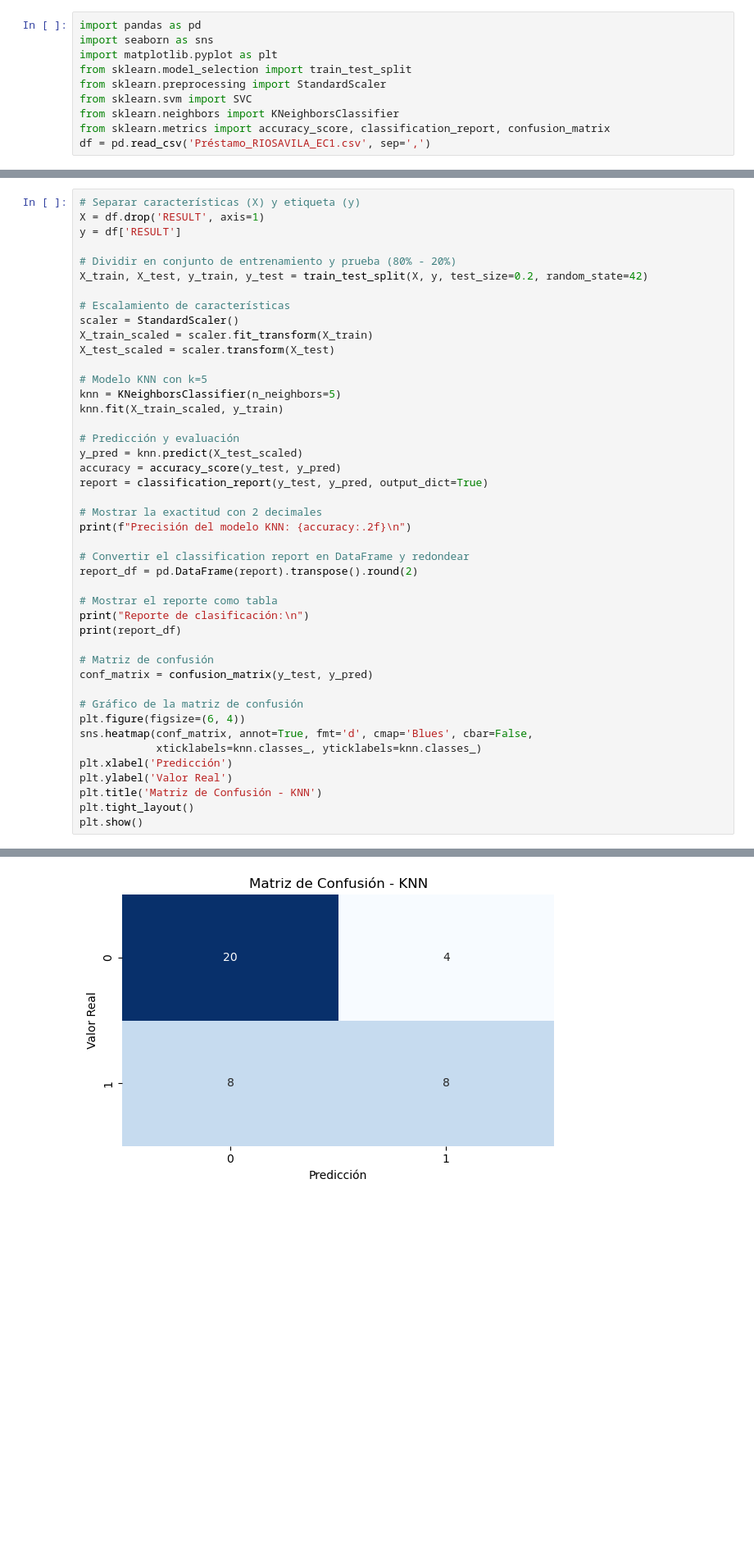
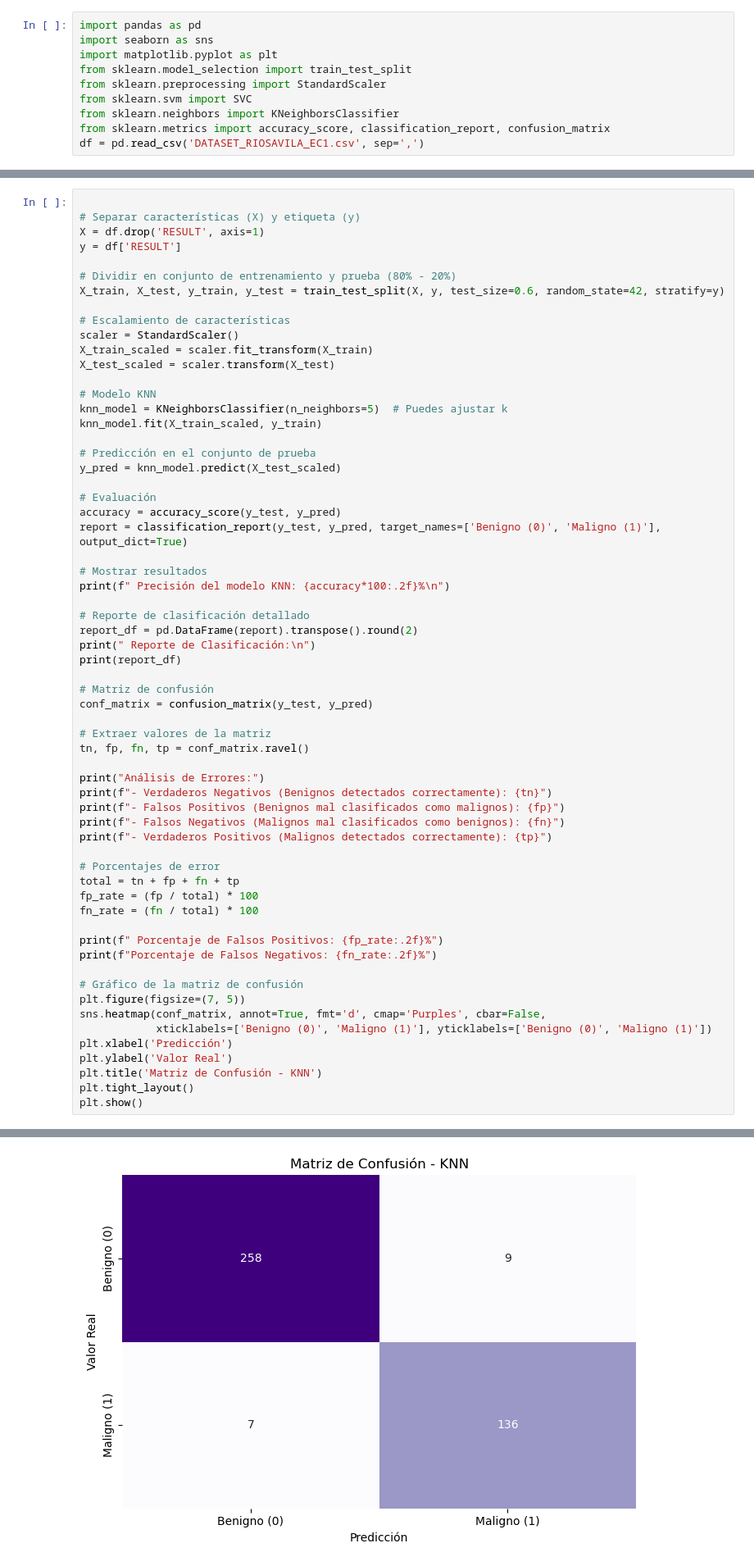
Before and after one commit to FABRIZIORC23/tp3-2025-1, a Jupyter notebook: EC1/EC1 AVILA Y RIOS.ipynb, the cells around one changed output, grey strips where cells are left out. Shown at 82% size. Saved outputs shown, nothing was run; the diff lists cells and outputs as text; blank space fills up the shorter version.

```diff
--- a/EC1/EC1 AVILA Y RIOS.ipynb
+++ b/EC1/EC1 AVILA Y RIOS.ipynb
@@ -12,7 +12,7 @@ from sklearn.preprocessing import StandardScaler
 from sklearn.svm import SVC
 from sklearn.neighbors import KNeighborsClassifier
 from sklearn.metrics import accuracy_score, classification_report, confusion_matrix
-df = pd.read_csv('Préstamo_RIOSAVILA_EC1.csv', sep=',')
+df = pd.read_csv('DATASET_RIOSAVILA_EC1.csv', sep=',')
 # %%
 df.head(20)
 # %% [output]
@@ -93,42 +36,60 @@ weighted avg       0.74    0.72      0.70    40.00
 # %%
+
 # Separar características (X) y etiqueta (y)
 X = df.drop('RESULT', axis=1)
 y = df['RESULT']
 
 # Dividir en conjunto de entrenamiento y prueba (80% - 20%)
-X_train, X_test, y_train, y_test = train_test_split(X, y, test_size=0.2, random_state=42)
+X_train, X_test, y_train, y_test = train_test_split(X, y, test_size=0.6, random_state=42, stratify=y)
 
 # Escalamiento de características
 scaler = StandardScaler()
 X_train_scaled = scaler.fit_transform(X_train)
 X_test_scaled = scaler.transform(X_test)
 
-# Modelo KNN con k=5
-knn = KNeighborsClassifier(n_neighbors=5)
-knn.fit(X_train_scaled, y_train)
+# Modelo KNN
+knn_model = KNeighborsClassifier(n_neighbors=5)  # Puedes ajustar k
+knn_model.fit(X_train_scaled, y_train)
 
-# Predicción y evaluación
-y_pred = knn.predict(X_test_scaled)
+# Predicción en el conjunto de prueba
+y_pred = knn_model.predict(X_test_scaled)
+
+# Evaluación
 accuracy = accuracy_score(y_test, y_pred)
-report = classification_report(y_test, y_pred, output_dict=True)
+report = classification_report(y_test, y_pred, target_names=['Benigno (0)', 'Maligno (1)'], output_dict=True)
 
-# Mostrar la exactitud con 2 decimales
-print(f"Precisión del modelo KNN: {accuracy:.2f}\n")
+# Mostrar resultados
+print(f" Precisión del modelo KNN: {accuracy*100:.2f}%\n")
 
-# Convertir el classification report en DataFrame y redondear
+# Reporte de clasificación detallado
 report_df = pd.DataFrame(report).transpose().round(2)
-
-# Mostrar el reporte como tabla
-print("Reporte de clasificación:\n")
+print(" Reporte de Clasificación:\n")
 print(report_df)
 
 # Matriz de confusión
 conf_matrix = confusion_matrix(y_test, y_pred)
 
+# Extraer valores de la matriz
+tn, fp, fn, tp = conf_matrix.ravel()
+
+print("Análisis de Errores:")
+print(f"- Verdaderos Negativos (Benignos detectados correctamente): {tn}")
+print(f"- Falsos Positivos (Benignos mal clasificados como malignos): {fp}")
+print(f"- Falsos Negativos (Malignos mal clasificados como benignos): {fn}")
+print(f"- Verdaderos Positivos (Malignos detectados correctamente): {tp}")
+
+# Porcentajes de error
+total = tn + fp + fn + tp
+fp_rate = (fp / total) * 100
+fn_rate = (fn / total) * 100
+
+print(f" Porcentaje de Falsos Positivos: {fp_rate:.2f}%")
+print(f"Porcentaje de Falsos Negativos: {fn_rate:.2f}%")
+
 # Gráfico de la matriz de confusión
-plt.figure(figsize=(6, 4))
-sns.heatmap(conf_matrix, annot=True, fmt='d', cmap='Blues', cbar=False,
-            xticklabels=knn.classes_, yticklabels=knn.classes_)
+plt.figure(figsize=(7, 5))
+sns.heatmap(conf_matrix, annot=True, fmt='d', cmap='Purples', cbar=False,
+            xticklabels=['Benigno (0)', 'Maligno (1)'], yticklabels=['Benigno (0)', 'Maligno (1)'])
 plt.xlabel('Predicción')
 plt.ylabel('Valor Real')
 plt.title('Matriz de Confusión - KNN')
@@ -148 +116 @@ weighted avg       0.70    0.70      0.69     40.0
-[figure, old version]
+[figure, new version]
```
Also changed, not shown: parts of 3 cells of this notebook, 3 other files.
